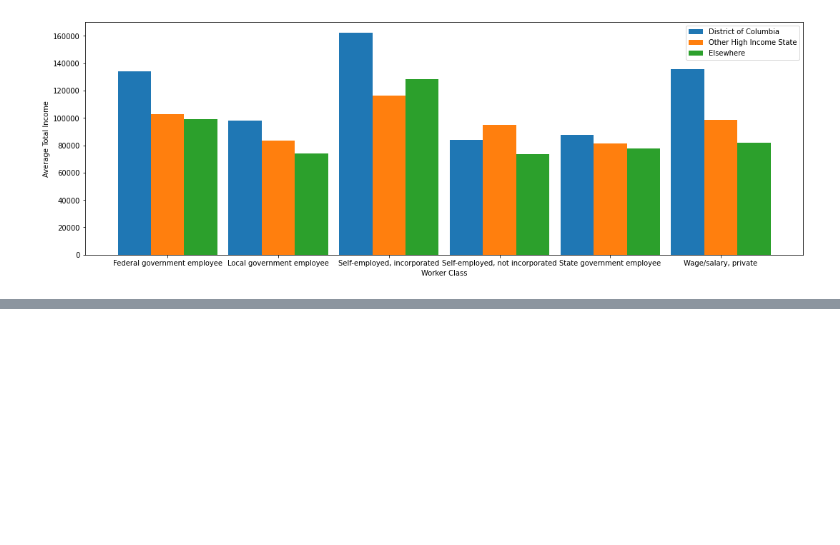
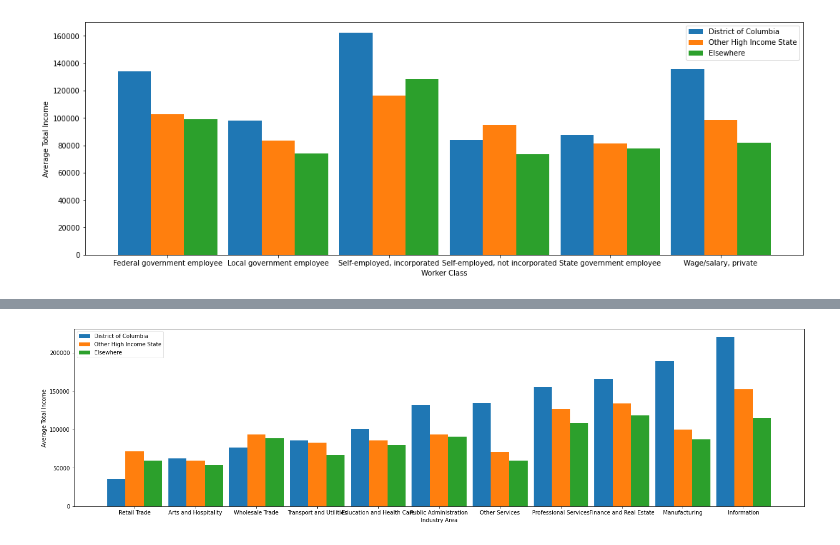
Before and after one commit to eviefowler/ACS-Data-Visualization, a Jupyter notebook: DC Deep Dive.ipynb, the cells around one changed output, grey strips where cells are left out. Cells and saved outputs as stored; diff of their text form; code cells hidden in the pictures; blank space fills up the shorter version.

```diff
--- a/DC Deep Dive.ipynb
+++ b/DC Deep Dive.ipynb
@@ -169,6 +140,8 @@ stackedBar(midage_ft, 'Location', 'Industry Area', 'Total Income', scale = True,
 # %%
 groupedBar(midage_ft, 'Industry Area', 'Location', 'Total Income', function = 'mean'
            , sortvalues = True
-           , ylab = '% Employed in Each Class', figsize = (24, 6))
+           , ylab = 'Average Total Income', figsize = (24, 6))
+# %% [output]
+[figure, added]
 # %%
 midage_ft.loc[midage_ft['Industry Area'] == 'Information'].groupby('Industry Description')[['Total Income']].count().sort_values('Total Income', ascending = False)
```
Also changed, not shown: parts of 17 cells of this notebook.
